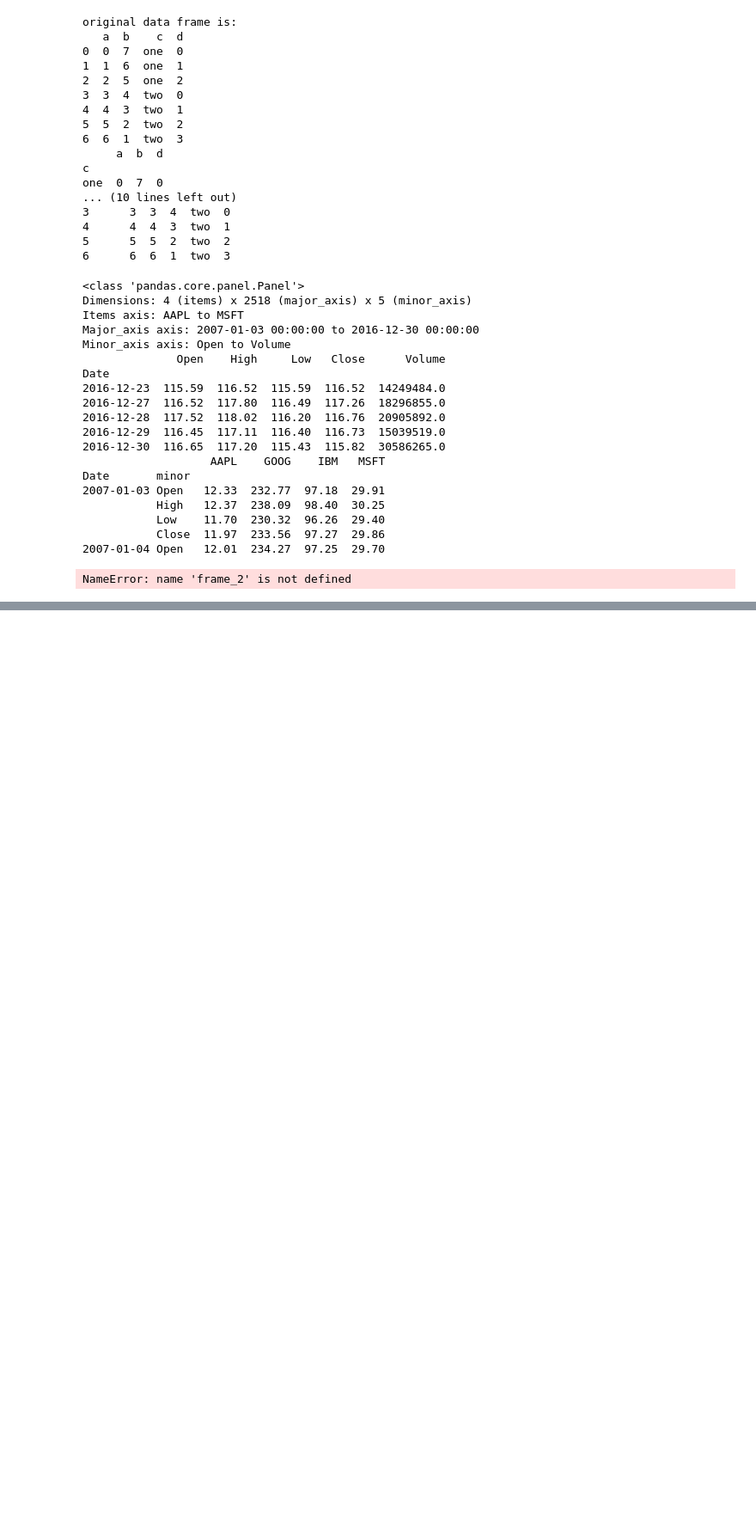
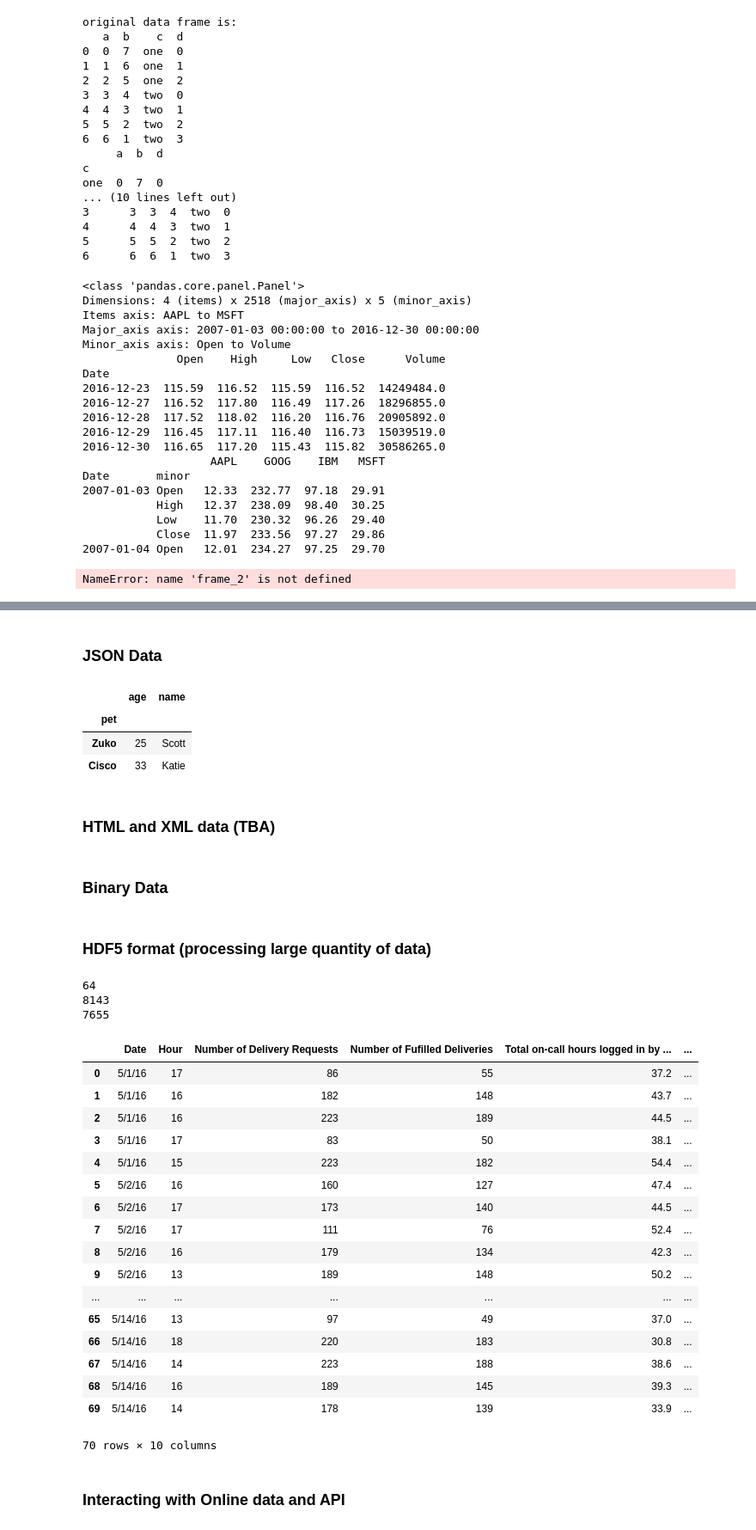
Before and after one commit to grepJimmyGu/playwithpython, a Jupyter notebook: IPython/Ipython learning.ipynb, the cells around one changed output, grey strips where cells are left out. Shown: that part at 86% size. Drawn from its saved outputs; the diff is of its cells as text; code cells hidden in the pictures; blank space fills up the shorter version.

Commit message:
06/16/2017 Reading writing database from Python4DataAnalysis

```diff
--- a/IPython/Ipython learning.ipynb
+++ b/IPython/Ipython learning.ipynb
@@ -1257,0 +1381,2 @@ NameError: name 'frame_2' is not defined
+# %% [markdown]
+### JSON Data
@@ -1257,0 +1389,19 @@ NameError: name 'frame_2' is not defined
+# %%
+import json
+
+# Convert a JSON string to a Python form
+result = json.loads(obj)
+result
+
+# Convert a python object to a json
+to_json = json.dumps(result)
+to_json
+
+# You can always transform JSON to a DataFrame
+Json_df = DataFrame(result['siblings'], columns=['age','name','pet'])
+Json_df.set_index('pet')
+# %% [output]
+|  | age | name |
+| pet |  |  |
+| Zuko | 25 | Scott |
+| Cisco | 33 | Katie |
@@ -1257,0 +1411,4 @@ NameError: name 'frame_2' is not defined
+# %% [markdown]
+### HTML and XML data (TBA)
+# %% [markdown]
+### Binary Data
@@ -1257,0 +1419,43 @@ NameError: name 'frame_2' is not defined
+# %% [markdown]
+### HDF5 format (processing large quantity of data)
+# %%
+# pandas can store an object as a hdf5 format
+frame = pd.read_csv('/Users/jinzegu/Desktop/Uber/CSV-File-3.csv')
+store = pd.HDFStore('Uber.h5')
+store['obj'] = frame
+store['obj']
+
+import sys
+
+print sys.getsizeof(store)
+print sys.getsizeof(store['obj'])
+print sys.getsizeof(frame)
+
+# can still do df function
+store['obj'].fillna(method = 'ffill')
+
+## Explore PyTables and h5py to know more
+# %% [output]
+64
+8143
+7655
+|  | Date | Hour | Number of Delivery Requests | Number of Fufilled Deliveries | Total on-call hours logged in by ... | ... |
+| 0 | 5/1/16 | 17 | 86 | 55 | 37.2 | ... |
+| 1 | 5/1/16 | 16 | 182 | 148 | 43.7 | ... |
+| 2 | 5/1/16 | 16 | 223 | 189 | 44.5 | ... |
+| 3 | 5/1/16 | 17 | 83 | 50 | 38.1 | ... |
+| 4 | 5/1/16 | 15 | 223 | 182 | 54.4 | ... |
+| 5 | 5/2/16 | 16 | 160 | 127 | 47.4 | ... |
+| 6 | 5/2/16 | 17 | 173 | 140 | 44.5 | ... |
+| 7 | 5/2/16 | 17 | 111 | 76 | 52.4 | ... |
+| 8 | 5/2/16 | 16 | 179 | 134 | 42.3 | ... |
+| 9 | 5/2/16 | 13 | 189 | 148 | 50.2 | ... |
+| ... | ... | ... | ... | ... | ... | ... |
+| 65 | 5/14/16 | 13 | 97 | 49 | 37.0 | ... |
+| 66 | 5/14/16 | 18 | 220 | 183 | 30.8 | ... |
+| 67 | 5/14/16 | 14 | 223 | 188 | 38.6 | ... |
+| 68 | 5/14/16 | 16 | 189 | 145 | 39.3 | ... |
+| 69 | 5/14/16 | 14 | 178 | 139 | 33.9 | ... |
+70 rows × 10 columns
+# %% [markdown]
+### Interacting with Online data and API
```
Also changed, not shown: parts of 18 cells of this notebook, 4 other files.
